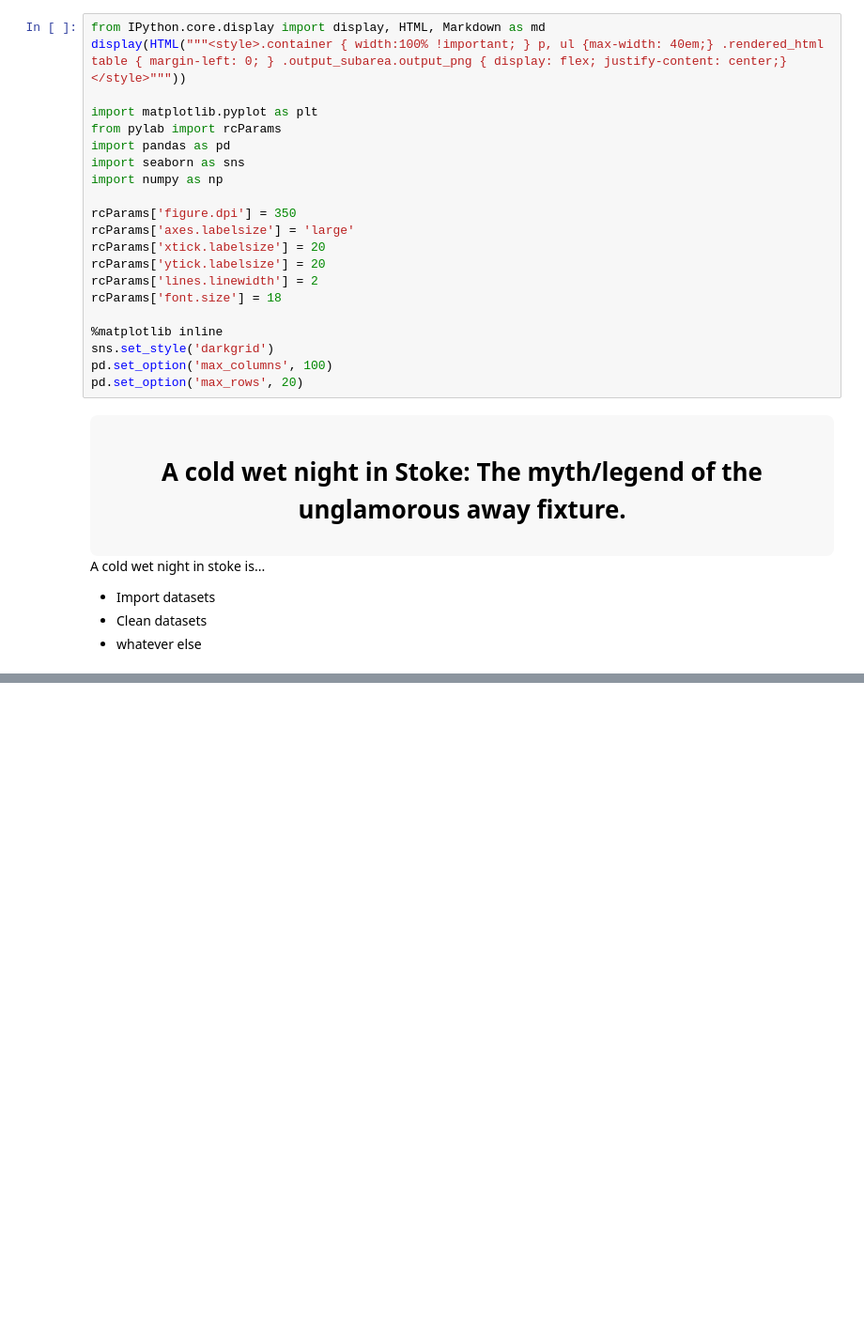
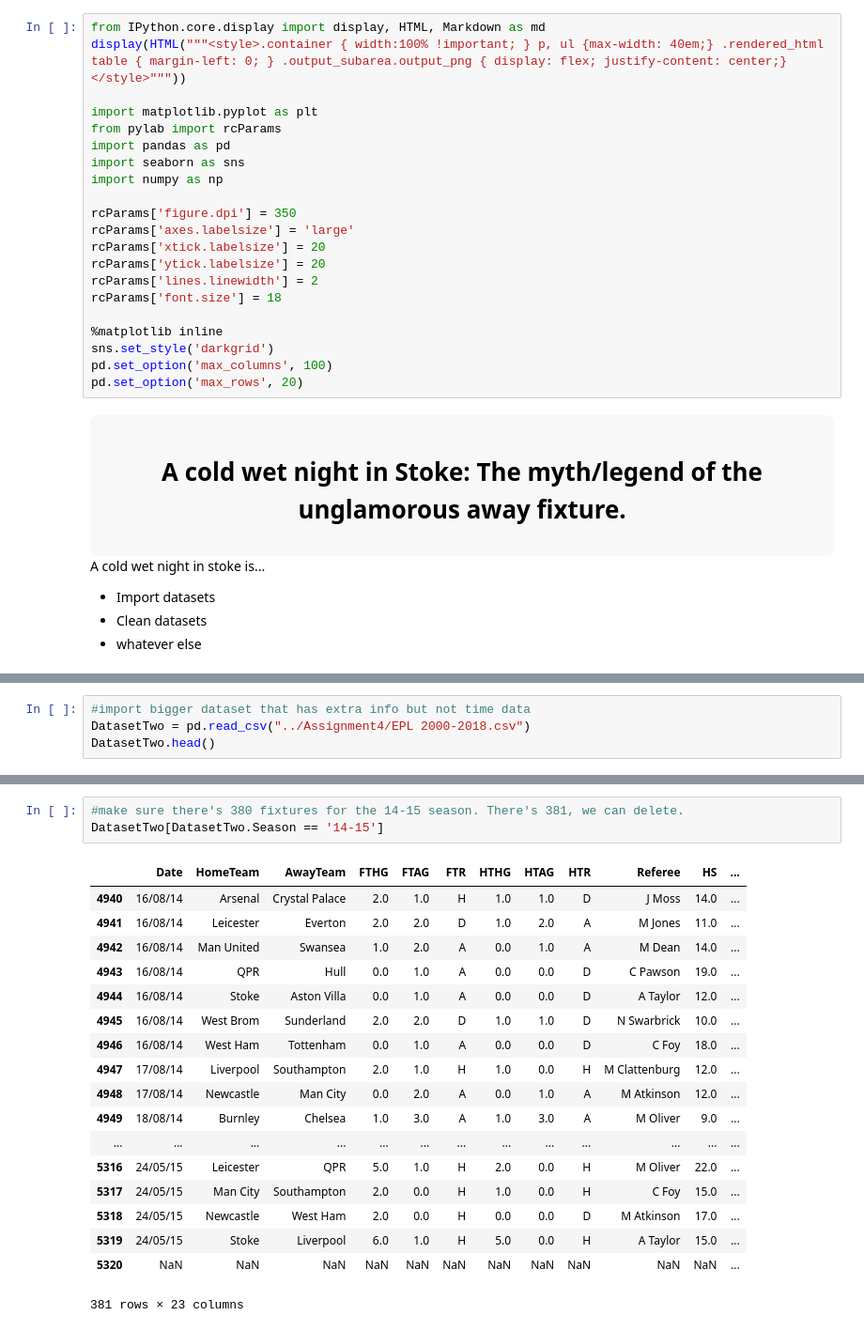
Before and after one commit to myfriendscallmeJ/a4, a Jupyter notebook: Project 4.ipynb, the cells around one changed output, grey strips where cells are left out. Shown at 94% size. Cells and saved outputs as stored; diff of their text form; blank space fills up the shorter version.

Commit message:
Acquire Datasets (WIP)

```diff
--- a/Project 4.ipynb
+++ b/Project 4.ipynb
@@ -41,0 +63,4 @@ A cold wet night in stoke is...
+# %%
+#import bigger dataset that has extra info but not time data
+DatasetTwo = pd.read_csv("../Assignment4/EPL 2000-2018.csv")
+DatasetTwo.head()
@@ -41,0 +132,22 @@ A cold wet night in stoke is...
+# %%
+#make sure there's 380 fixtures for the 14-15 season. There's 381, we can delete.
+DatasetTwo[DatasetTwo.Season == '14-15']
+# %% [output]
+|  | Date | HomeTeam | AwayTeam | FTHG | FTAG | FTR | HTHG | HTAG | HTR | Referee | HS | ... |
+| 4940 | 16/08/14 | Arsenal | Crystal Palace | 2.0 | 1.0 | H | 1.0 | 1.0 | D | J Moss | 14.0 | ... |
+| 4941 | 16/08/14 | Leicester | Everton | 2.0 | 2.0 | D | 1.0 | 2.0 | A | M Jones | 11.0 | ... |
+| 4942 | 16/08/14 | Man United | Swansea | 1.0 | 2.0 | A | 0.0 | 1.0 | A | M Dean | 14.0 | ... |
+| 4943 | 16/08/14 | QPR | Hull | 0.0 | 1.0 | A | 0.0 | 0.0 | D | C Pawson | 19.0 | ... |
+| 4944 | 16/08/14 | Stoke | Aston Villa | 0.0 | 1.0 | A | 0.0 | 0.0 | D | A Taylor | 12.0 | ... |
+| 4945 | 16/08/14 | West Brom | Sunderland | 2.0 | 2.0 | D | 1.0 | 1.0 | D | N Swarbrick | 10.0 | ... |
+| 4946 | 16/08/14 | West Ham | Tottenham | 0.0 | 1.0 | A | 0.0 | 0.0 | D | C Foy | 18.0 | ... |
+| 4947 | 17/08/14 | Liverpool | Southampton | 2.0 | 1.0 | H | 1.0 | 0.0 | H | M Clattenburg | 12.0 | ... |
+| 4948 | 17/08/14 | Newcastle | Man City | 0.0 | 2.0 | A | 0.0 | 1.0 | A | M Atkinson | 12.0 | ... |
+| 4949 | 18/08/14 | Burnley | Chelsea | 1.0 | 3.0 | A | 1.0 | 3.0 | A | M Oliver | 9.0 | ... |
+| ... | ... | ... | ... | ... | ... | ... | ... | ... | ... | ... | ... | ... |
+| 5316 | 24/05/15 | Leicester | QPR | 5.0 | 1.0 | H | 2.0 | 0.0 | H | M Oliver | 22.0 | ... |
+| 5317 | 24/05/15 | Man City | Southampton | 2.0 | 0.0 | H | 1.0 | 0.0 | H | C Foy | 15.0 | ... |
+| 5318 | 24/05/15 | Newcastle | West Ham | 2.0 | 0.0 | H | 0.0 | 0.0 | D | M Atkinson | 17.0 | ... |
+| 5319 | 24/05/15 | Stoke | Liverpool | 6.0 | 1.0 | H | 5.0 | 0.0 | H | A Taylor | 15.0 | ... |
+| 5320 | NaN | NaN | NaN | NaN | NaN | NaN | NaN | NaN | NaN | NaN | NaN | ... |
+381 rows × 23 columns
```
Also changed, not shown: parts of 32 cells of this notebook, 4 other files.
